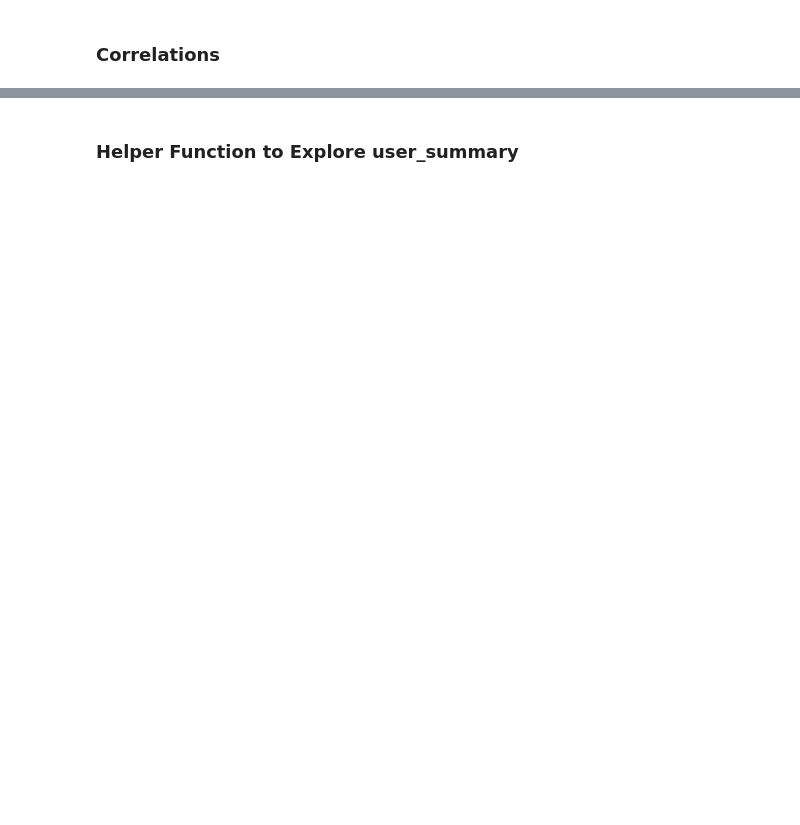
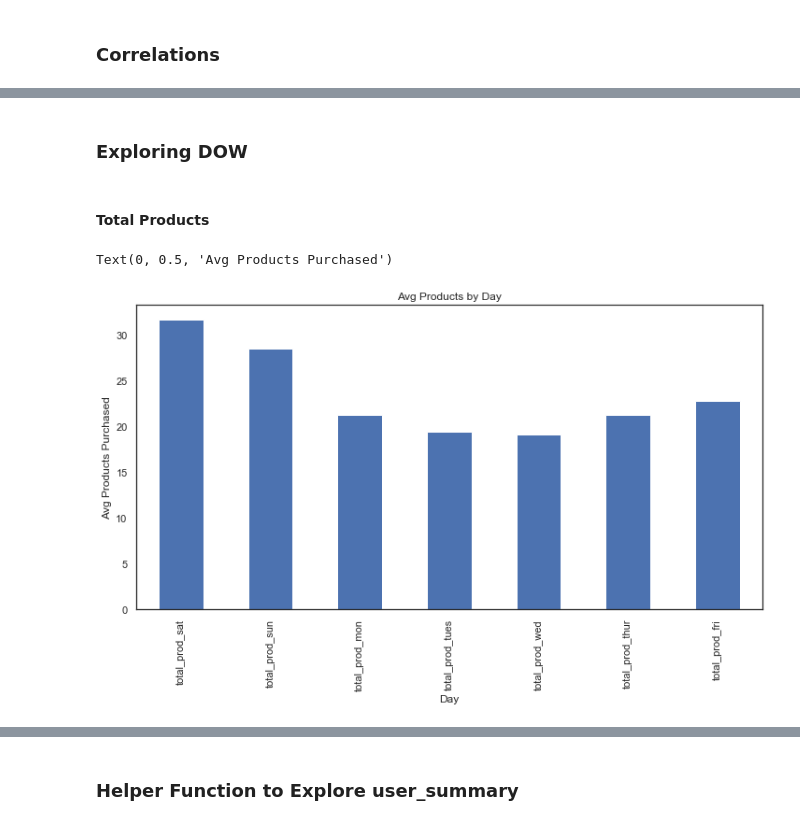
Before and after one commit to Josefa-Sullivan/Instacart, a Jupyter notebook: Jordan/EDA_Jordan.ipynb, the cells around one changed output, grey strips where cells are left out. Saved outputs shown, nothing was run; the diff lists cells and outputs as text; code cells hidden in the pictures; blank space fills up the shorter version.

```diff
--- a/Jordan/EDA_Jordan.ipynb
+++ b/Jordan/EDA_Jordan.ipynb
@@ -301,0 +409,13 @@ sns.heatmap(corr, mask=mask, cmap=cmap, vmax=.3, center=0,
+# %% [markdown]
+### Exploring DOW
+# %% [markdown]
+#### Total Products
+# %%
+plt.figure(figsize=(12,6))
+total_products_dow.drop(['user_id'], axis=1).mean().plot.bar()
+plt.title('Avg Products by Day')
+plt.xlabel('Day')
+plt.ylabel('Avg Products Purchased')
+# %% [output]
+Text(0, 0.5, 'Avg Products Purchased')
+[figure, added]
```
Also changed, not shown: parts of 43 cells of this notebook, 1 other file.
